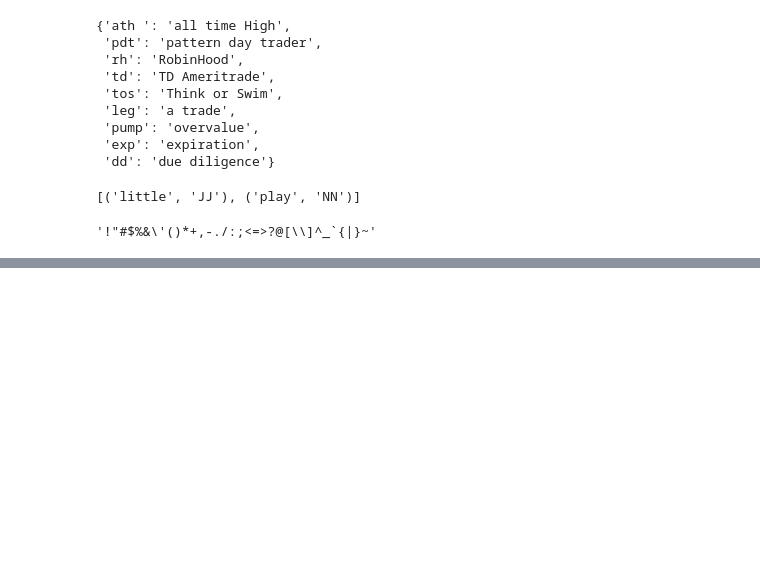
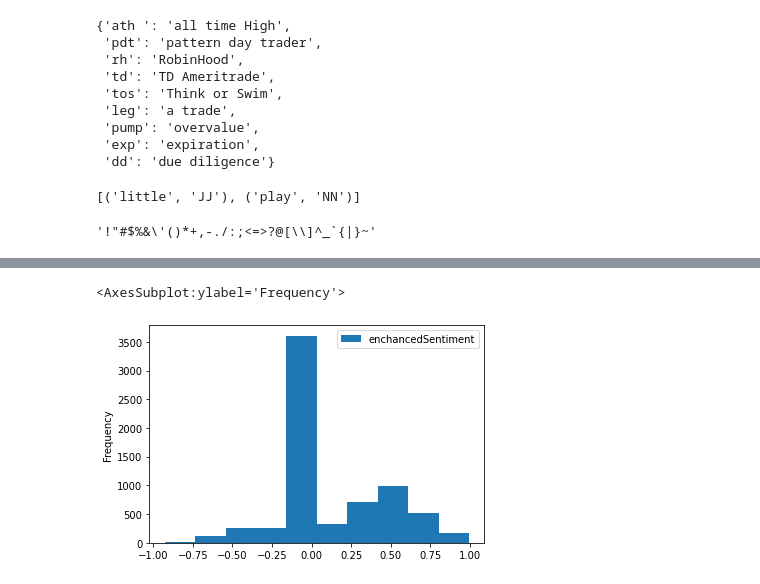
Before and after one commit to dgustave/Retail-Sentiment, a Jupyter notebook: NLP/CommentProcessFlow.ipynb, the cells around one changed output, grey strips where cells are left out. Cells and saved outputs as stored; diff of their text form; code cells hidden in the pictures; blank space fills up the shorter version.

```diff
--- a/NLP/CommentProcessFlow.ipynb
+++ b/NLP/CommentProcessFlow.ipynb
@@ -1070,0 +1257,9 @@ Consider using the `--user` option or check the permissions.
+# %%
+new_comments_dc = new_comments_dc.assign(mentionedStocks = lambda x: x.content.apply(findCompanies))
+# %%
+new_comments_dc= new_comments_dc.assign(enchancedSentiment = lambda x: x.content.apply(commentFactory))
+# %%
+new_comments_dc.plot(kind="hist", y="enchancedSentiment")
+# %% [output]
+<AxesSubplot:ylabel='Frequency'>
+[figure, added]
```
Also changed, not shown: parts of 72 cells of this notebook.
